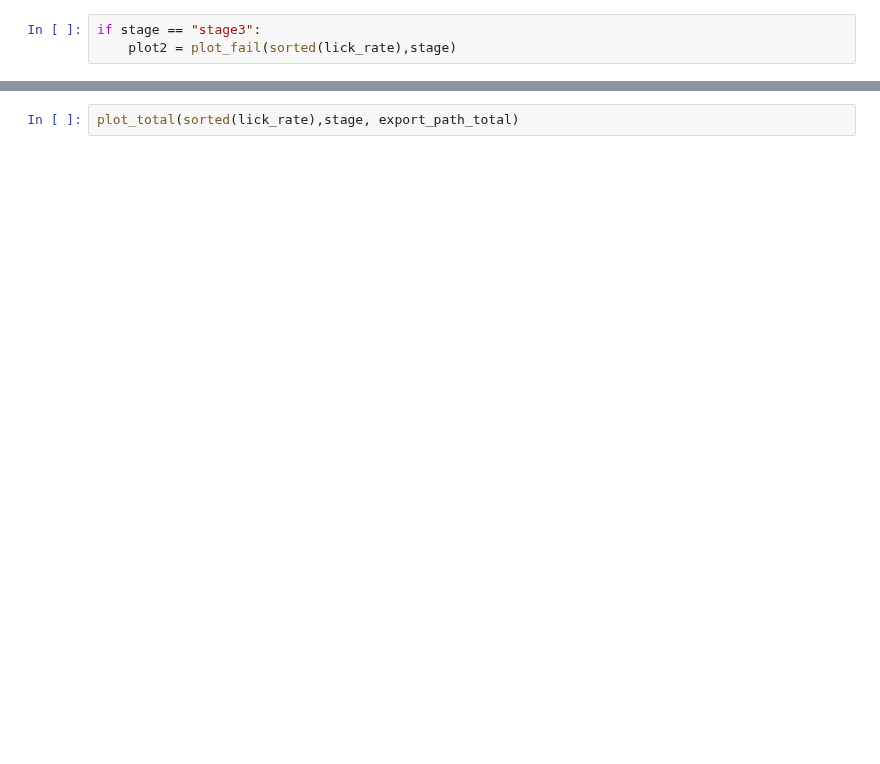
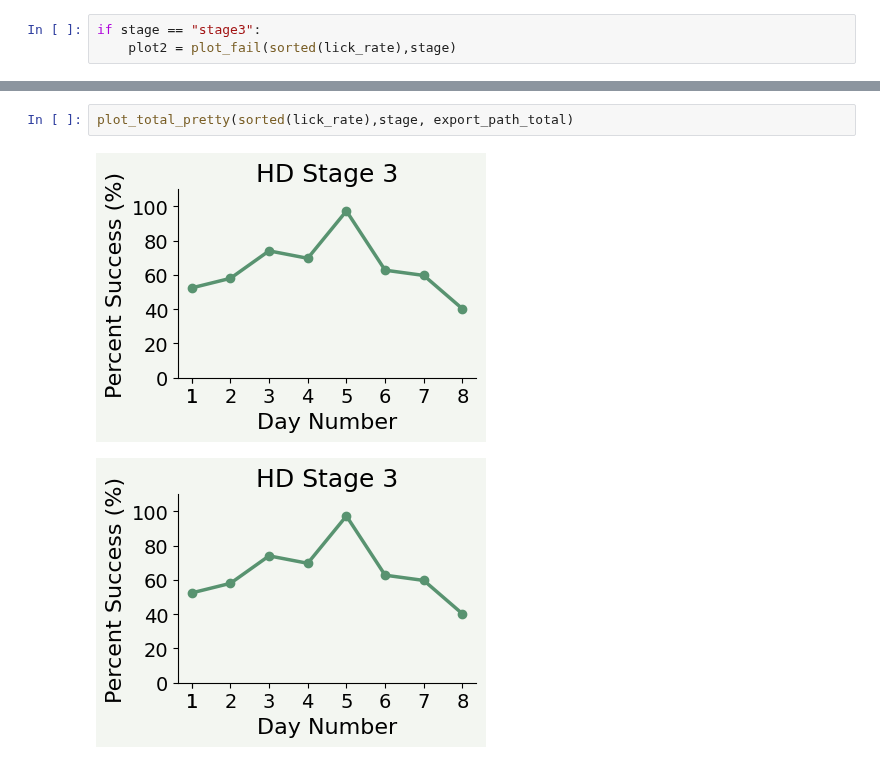
Before and after one commit to ktrap06/corticalanalysis, a Jupyter notebook: Behavioural_notebook/third cohort/stage2_475165_f5_lick_rates.ipynb, the cells around one changed output, grey strips where cells are left out. Saved outputs shown, nothing was run; the diff lists cells and outputs as text; blank space fills up the shorter version.

```diff
--- a/Behavioural_notebook/third cohort/stage2_475165_f5_lick_rates.ipynb
+++ b/Behavioural_notebook/third cohort/stage2_475165_f5_lick_rates.ipynb
@@ -124,2 +76,5 @@ def plot_total(array, stage, export_path_total=None):
 # %%
-plot_total(sorted(lick_rate),stage, export_path_total)
+plot_total_pretty(sorted(lick_rate),stage, export_path_total)
+# %% [output]
+[figure, added]
+[figure, added]
```
Also changed, not shown: parts of 8 cells of this notebook, 20 other files.
